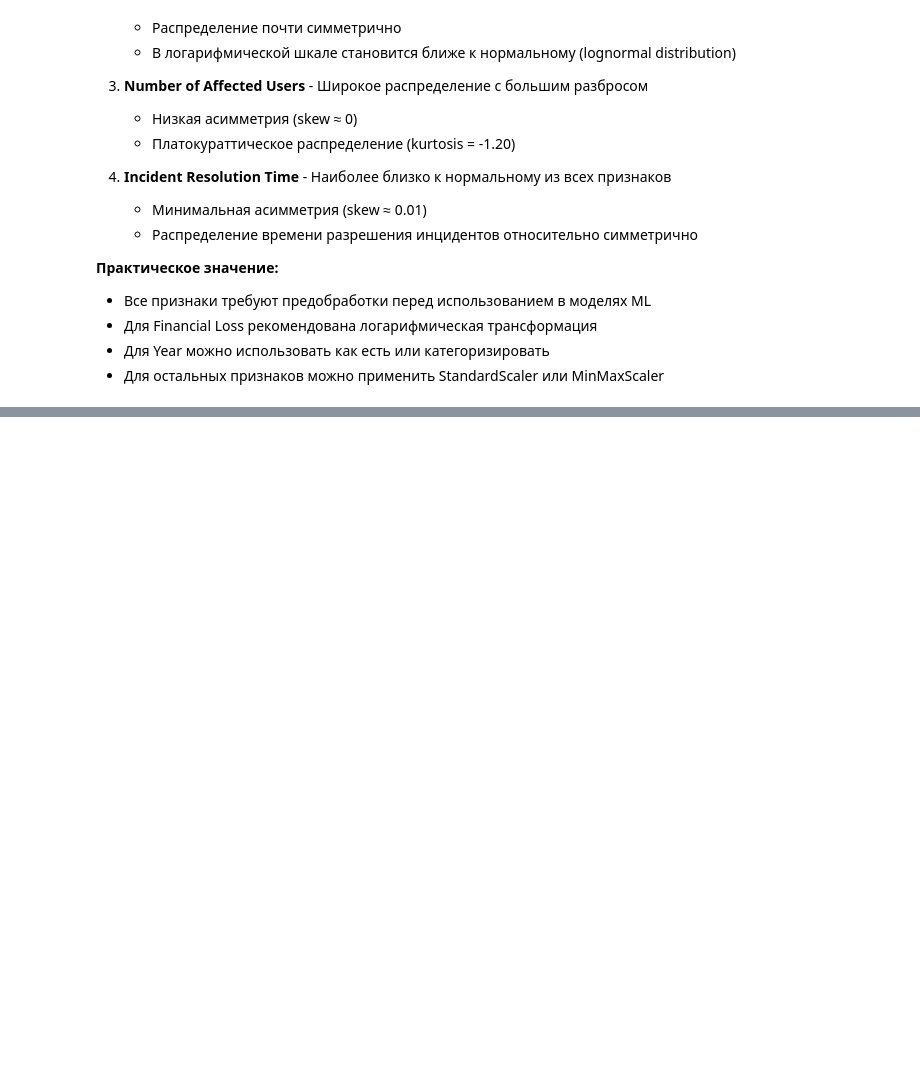
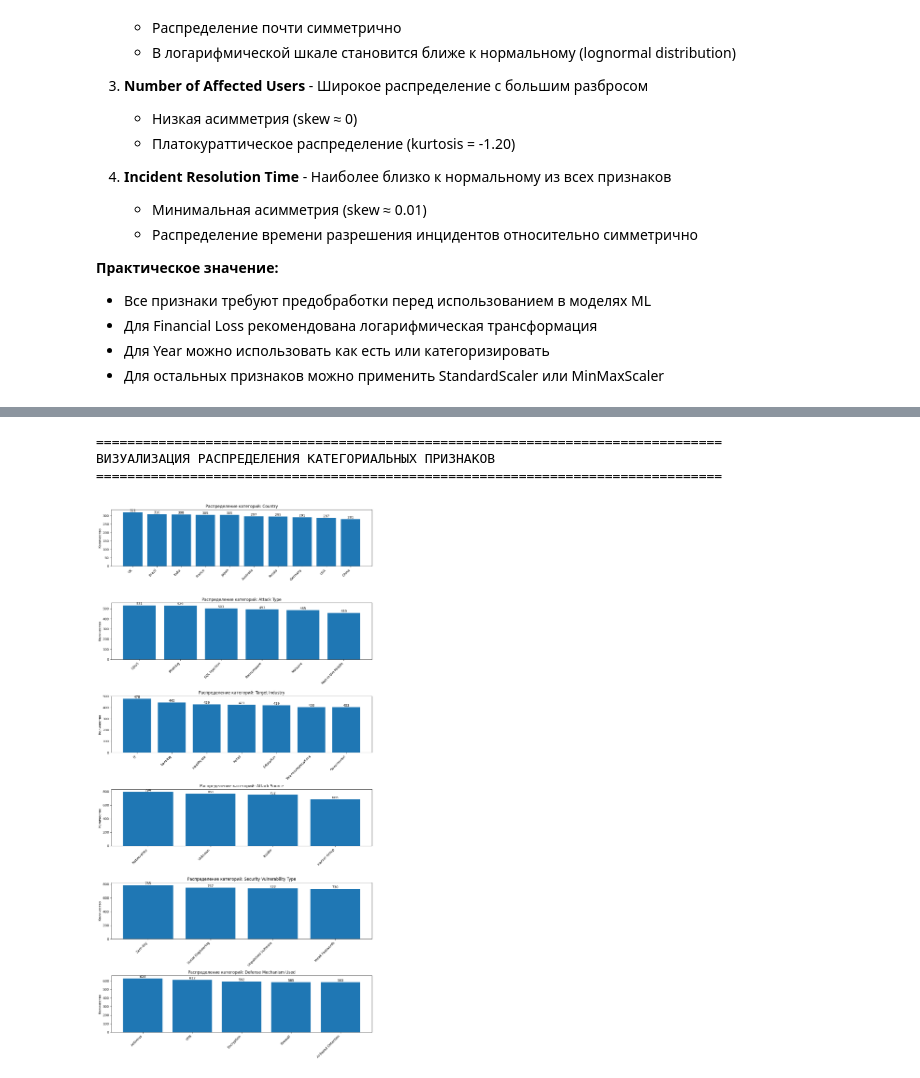
Before and after one commit to 2made1ra/ML_fall25, a Jupyter notebook: lab/first/first.ipynb, the cells around one changed output, grey strips where cells are left out. Saved outputs shown, nothing was run; the diff lists cells and outputs as text; code cells hidden in the pictures; blank space fills up the shorter version.

```diff
--- a/lab/first/first.ipynb
+++ b/lab/first/first.ipynb
@@ -461,0 +641,14 @@ Financial Loss (in Million $):
+# %%
+# Частота категорий (value_counts()) для каждой категориальной колонки
+print("=" * 80)
+print("ЧАСТОТА КАТЕГОРИЙ (VALUE_COUNTS)")
+print("=" * 80)
+print()
+
+for col in cat_columns:
+    print(f"\n{'='*80}")
+    print(f"Колонка: {col}")
+    print(f"{'='*80}")
+    value_counts = df[col].value_counts()
+    print(value_counts)
+    print(f"\nВсего уникальных значений: {df[col].nunique()}")
@@ -461,0 +719,34 @@ Financial Loss (in Million $):
+# %%
+# Визуализация распределения категориальных признаков
+print("=" * 80)
+print("ВИЗУАЛИЗАЦИЯ РАСПРЕДЕЛЕНИЯ КАТЕГОРИАЛЬНЫХ ПРИЗНАКОВ")
+print("=" * 80)
+
+if len(cat_columns) > 0:
+    n_cols = len(cat_columns)
+    fig, axes = plt.subplots(n_cols, 1, figsize=(12, 4*n_cols))
+
+    if n_cols == 1:
+        axes = [axes]
+
+    for idx, col in enumerate(cat_columns):
+        value_counts = df[col].value_counts()
+        axes[idx].bar(range(len(value_counts)), value_counts.values)
+        axes[idx].set_xticks(range(len(value_counts)))
+        axes[idx].set_xticklabels(value_counts.index, rotation=45, ha='right')
+        axes[idx].set_title(f'Распределение категорий: {col}')
+        axes[idx].set_ylabel('Количество')
+
+        # Добавим значения на столбцы
+        for i, v in enumerate(value_counts.values):
+            axes[idx].text(i, v, str(v), ha='center', va='bottom')
+
+    plt.tight_layout()
+    plt.show()
+else:
+    print("Нет категориальных колонок для визуализации")
+# %% [output]
+================================================================================
+ВИЗУАЛИЗАЦИЯ РАСПРЕДЕЛЕНИЯ КАТЕГОРИАЛЬНЫХ ПРИЗНАКОВ
+================================================================================
+[figure, added]
```
Also changed, not shown: parts of 39 cells of this notebook.
